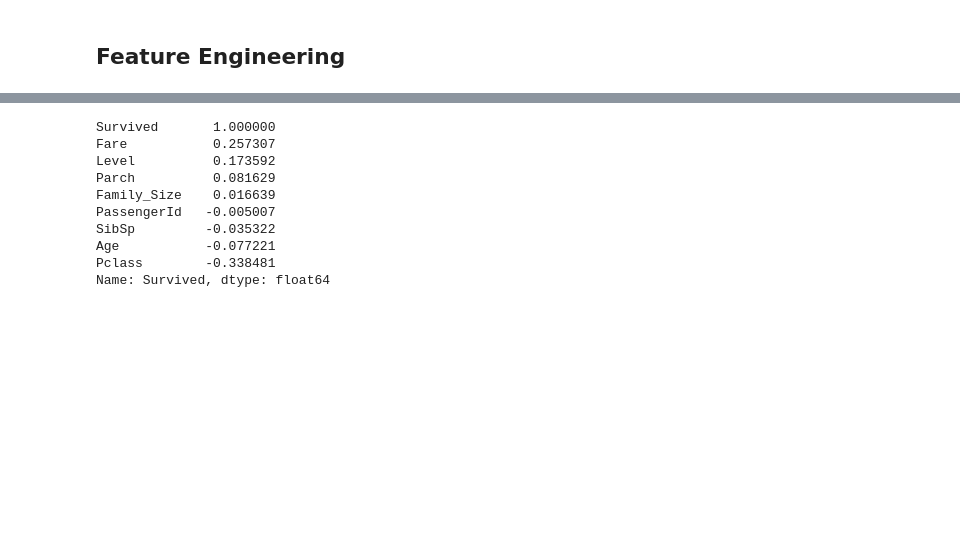
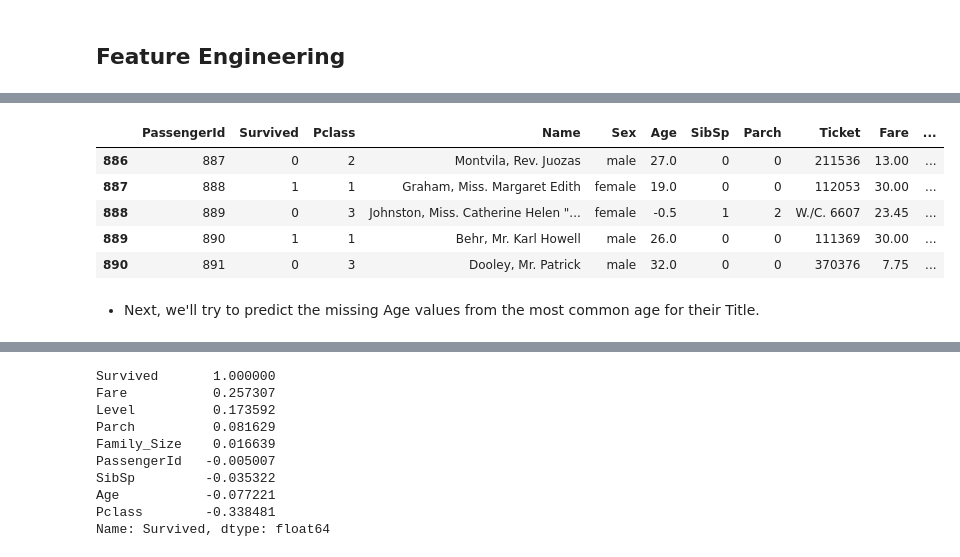
Before and after one commit to Chamiln17/Titanic_Disaster_Detection, a Jupyter notebook: Titanic.ipynb, the cells around one changed output, grey strips where cells are left out. Drawn from its saved outputs; the diff is of its cells as text; code cells hidden in the pictures; blank space fills up the shorter version.

```diff
--- a/Titanic.ipynb
+++ b/Titanic.ipynb
@@ -201,0 +220,6 @@ feature_engineering(train_df, test_df)
+# %%
+combine = [train_df, test_df]
+#extract a title for each Name in the train and test datasets
+for dataset in combine:
+    dataset['Title'] = dataset.Name.str.extract(' ([A-Za-z]+)\.', expand=False)
+pd.crosstab(train['Title'], train['Sex'])
@@ -201,0 +246,12 @@ feature_engineering(train_df, test_df)
+# %%
+#replace various titles with more common names
+for dataset in combine:
+    dataset['Title'] = dataset['Title'].replace(['Lady', 'Capt', 'Col',
+    'Don', 'Dr', 'Major', 'Rev', 'Jonkheer', 'Dona'], 'Rare')
+
+    dataset['Title'] = dataset['Title'].replace(['Countess', 'Lady', 'Sir'], 'Royal')
+    dataset['Title'] = dataset['Title'].replace('Mlle', 'Miss')
+    dataset['Title'] = dataset['Title'].replace('Ms', 'Miss')
+    dataset['Title'] = dataset['Title'].replace('Mme', 'Mrs')
+
+train_df[['Title', 'Survived']].groupby(['Title'], as_index=False).mean()
@@ -202,3 +266,20 @@ feature_engineering(train_df, test_df)
+# %%
+#map each of the title groups to a numerical value
+title_mapping = {"Mr": 1, "Miss": 2, "Mrs": 3, "Master": 4, "Royal": 5, "Rare": 6}
+for dataset in combine:
+    dataset['Title'] = dataset['Title'].map(title_mapping)
+    dataset['Title'] = dataset['Title'].fillna(0)
+
+train_df.tail()
+# %% [output]
+|  | PassengerId | Survived | Pclass | Name | Sex | Age | SibSp | Parch | Ticket | Fare | ... |
+| 886 | 887 | 0 | 2 | Montvila, Rev. Juozas | male | 27.0 | 0 | 0 | 211536 | 13.00 | ... |
+| 887 | 888 | 1 | 1 | Graham, Miss. Margaret Edith | female | 19.0 | 0 | 0 | 112053 | 30.00 | ... |
+| 888 | 889 | 0 | 3 | Johnston, Miss. Catherine Helen "... | female | -0.5 | 1 | 2 | W./C. 6607 | 23.45 | ... |
+| 889 | 890 | 1 | 1 | Behr, Mr. Karl Howell | male | 26.0 | 0 | 0 | 111369 | 30.00 | ... |
+| 890 | 891 | 0 | 3 | Dooley, Mr. Patrick | male | 32.0 | 0 | 0 | 370376 | 7.75 | ... |
+# %% [markdown]
+- Next, we'll try to predict the missing Age values from the most common age for their Title.
 # %%
 train_df["Title"].value_counts()
 # %% [output]
```
Also changed, not shown: parts of 11 cells of this notebook, 2 other files.
